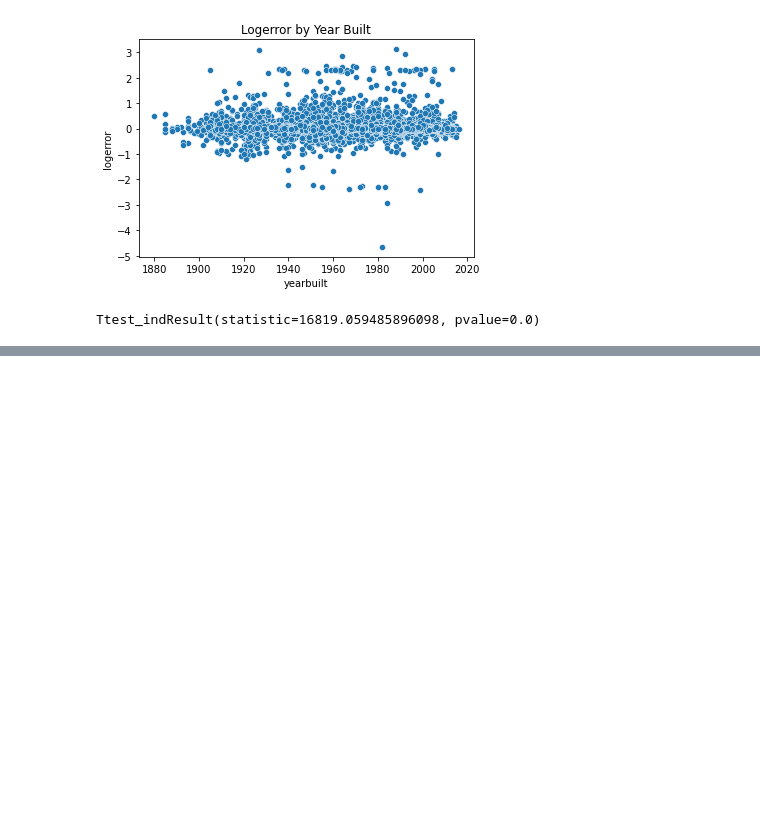
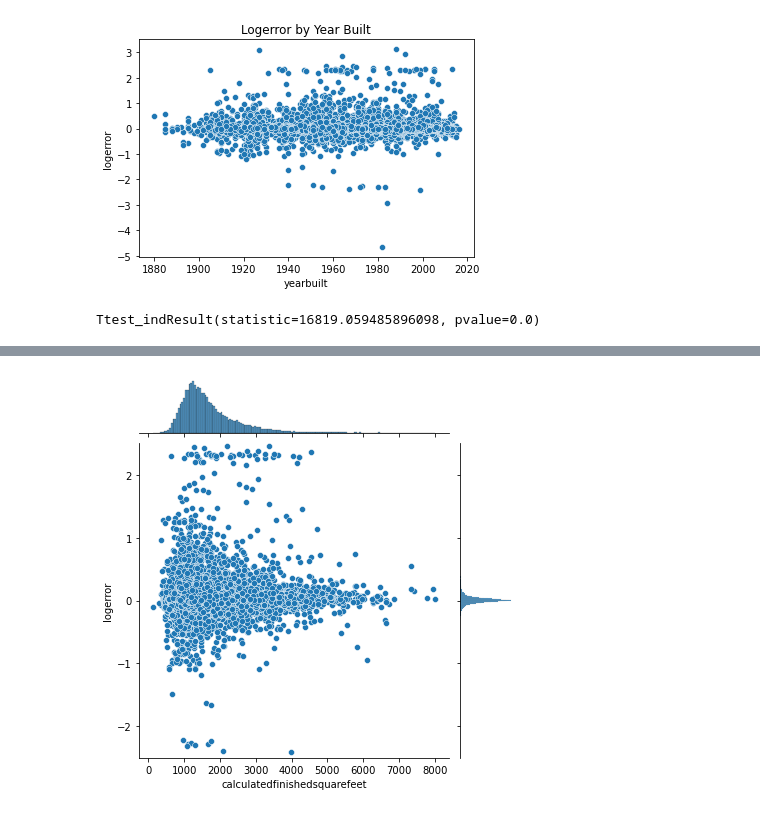
Before and after one commit to BraedenWright/clustering-project, a Jupyter notebook: clustering_zillow_project.ipynb, the cells around one changed output, grey strips where cells are left out. Drawn from its saved outputs; the diff is of its cells as text; code cells hidden in the pictures; blank space fills up the shorter version.

```diff
--- a/clustering_zillow_project.ipynb
+++ b/clustering_zillow_project.ipynb
@@ -338,0 +403,5 @@ plt.show()
+# %%
+sns.jointplot(x='calculatedfinishedsquarefeet', y='logerror', data=train, ylim=(-2.5, 2.5))
+plt.show()
+# %% [output]
+[figure, added]
```
Also changed, not shown: parts of 60 cells of this notebook, 2 other files.
